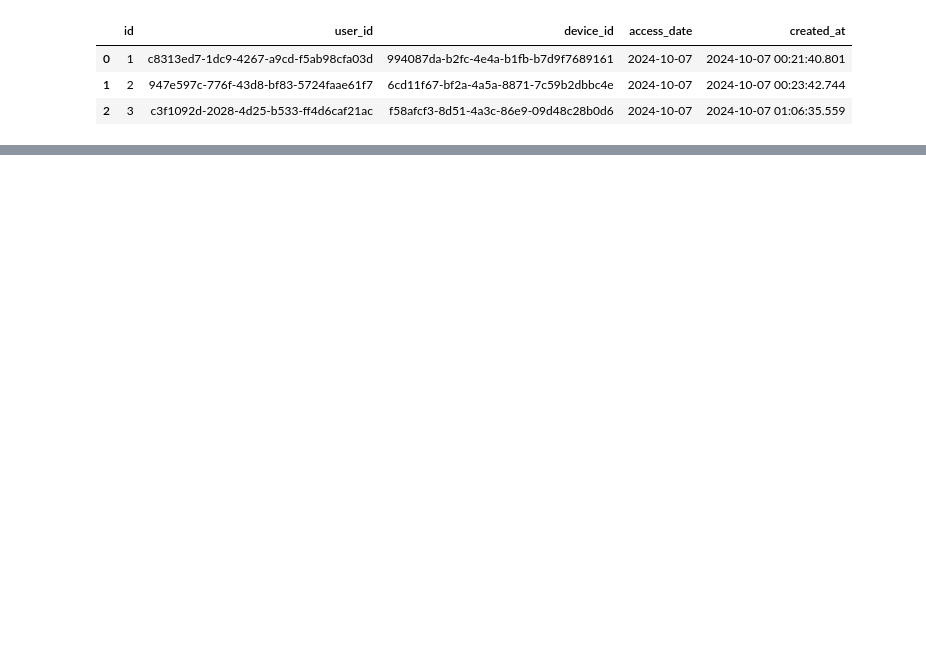
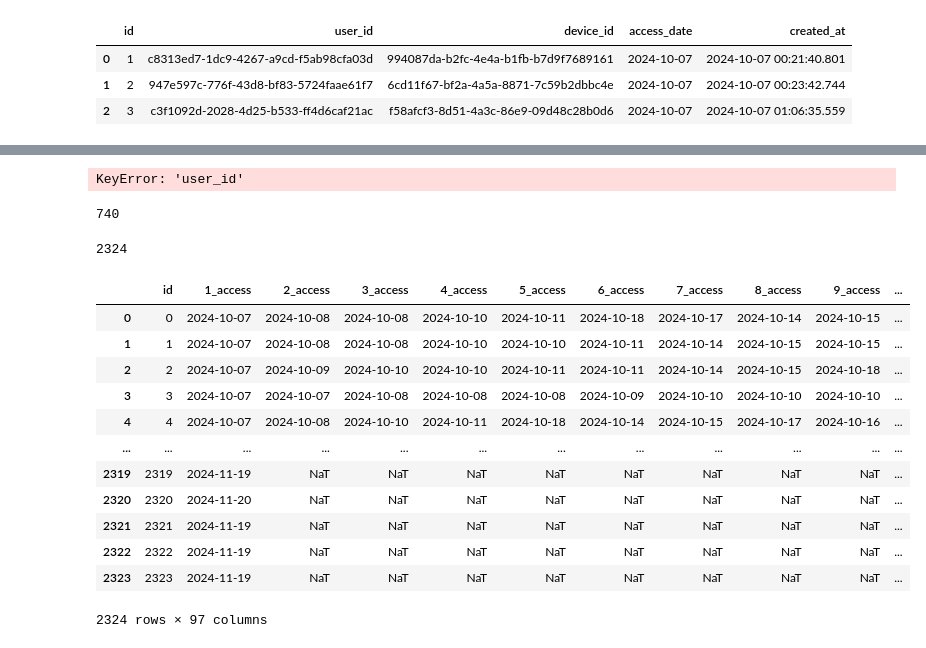
Before and after one commit to SeanYu34/Jupyter_Sean, a Jupyter notebook: daily_access_log.ipynb, the cells around one changed output, grey strips where cells are left out. Cells and saved outputs as stored; diff of their text form; code cells hidden in the pictures; blank space fills up the shorter version.

```diff
--- a/daily_access_log.ipynb
+++ b/daily_access_log.ipynb
@@ -51,0 +39,49 @@ Timestamp('2024-10-07 00:00:00')
+# %%
+dict = {}
+keys = df['user_id'].unique().tolist()
+
+for key in keys:
+    con = df['user_id'] == key
+    temp_df = df[con]
+    dates = temp_df['access_date'].tolist()
+    dict[key] = dates
+dict
+# %% [output]
+KeyError: 'user_id'
+# %%
+df = pd.DataFrame.from_dict(dict, orient='index')
+df[df[1].isna()].index.size
+# %% [output]
+740
+# %%
+df.index.size
+# %% [output]
+2324
+# %%
+df[df[1].isna() ==  False]
+cols = []
+for i in range(df.columns.size):
+    txt = f'{i+1}_access'
+    cols.append(txt)
+df.columns = cols
+# %%
+df['id'] = df.index
+df.reset_index(drop=True, inplace=True)
+df.columns.tolist()
+new_cols = ['id', '1_access', '2_access', '3_access', '4_access', '5_access', '6_access', '7_access', '8_access', '9_access', '10_access', '11_access', '12_access', '13_access', '14_access', '15_access', '16_access', '17_access', '18_access', '19_access', '20_access', '21_access', '22_access', '23_access', '24_access', '25_access', '26_access', '27_access', '28_access', '29_access', '30_access', '31_access', '32_access', '33_access', '34_access', '35_access', '36_access', '37_access', '38_access', '39_access', '40_access', '41_access', '42_access', '43_access', '44_access', '45_access', '46_access', '47_access', '48_access', '49_access', '50_access', '51_access', '52_access', '53_access', '54_access', '55_access', '56_access', '57_access', '58_access', '59_access', '60_access', '61_access', '62_access', '63_access', '64_access', '65_access', '66_access', '67_access', '68_access', '69_access', '70_access', '71_access', '72_access', '73_access', '74_access', '75_access', '76_access', '77_access', '78_access', '79_access', '80_access', '81_access', '82_access', '83_access', '84_access', '85_access', '86_access', '87_access', '88_access', '89_access', '90_access', '91_access', '92_access', '93_access', '94_access', '95_access', '96_access']
+df = df[new_cols]
+df
+# %% [output]
+|  | id | 1_access | 2_access | 3_access | 4_access | 5_access | 6_access | 7_access | 8_access | 9_access | ... |
+| 0 | 0 | 2024-10-07 | 2024-10-08 | 2024-10-08 | 2024-10-10 | 2024-10-11 | 2024-10-18 | 2024-10-17 | 2024-10-14 | 2024-10-15 | ... |
+| 1 | 1 | 2024-10-07 | 2024-10-08 | 2024-10-08 | 2024-10-10 | 2024-10-10 | 2024-10-11 | 2024-10-14 | 2024-10-15 | 2024-10-15 | ... |
+| 2 | 2 | 2024-10-07 | 2024-10-09 | 2024-10-10 | 2024-10-10 | 2024-10-11 | 2024-10-11 | 2024-10-14 | 2024-10-15 | 2024-10-18 | ... |
+| 3 | 3 | 2024-10-07 | 2024-10-07 | 2024-10-08 | 2024-10-08 | 2024-10-08 | 2024-10-09 | 2024-10-10 | 2024-10-10 | 2024-10-10 | ... |
+| 4 | 4 | 2024-10-07 | 2024-10-08 | 2024-10-10 | 2024-10-11 | 2024-10-18 | 2024-10-14 | 2024-10-15 | 2024-10-17 | 2024-10-16 | ... |
+| ... | ... | ... | ... | ... | ... | ... | ... | ... | ... | ... | ... |
+| 2319 | 2319 | 2024-11-19 | NaT | NaT | NaT | NaT | NaT | NaT | NaT | NaT | ... |
+| 2320 | 2320 | 2024-11-20 | NaT | NaT | NaT | NaT | NaT | NaT | NaT | NaT | ... |
+| 2321 | 2321 | 2024-11-19 | NaT | NaT | NaT | NaT | NaT | NaT | NaT | NaT | ... |
+| 2322 | 2322 | 2024-11-19 | NaT | NaT | NaT | NaT | NaT | NaT | NaT | NaT | ... |
+| 2323 | 2323 | 2024-11-19 | NaT | NaT | NaT | NaT | NaT | NaT | NaT | NaT | ... |
+2324 rows × 97 columns
```
Also changed, not shown: parts of 10 cells of this notebook, 5 other files.
